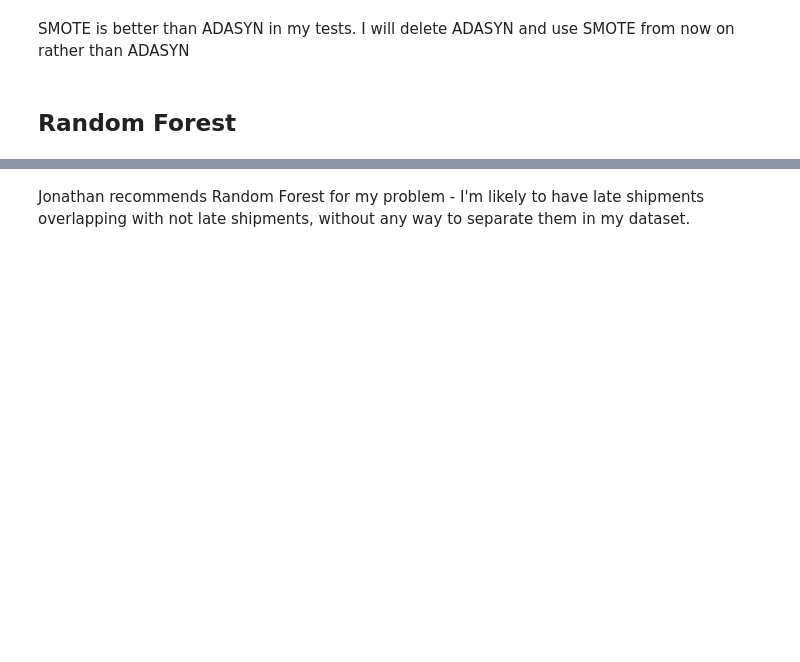
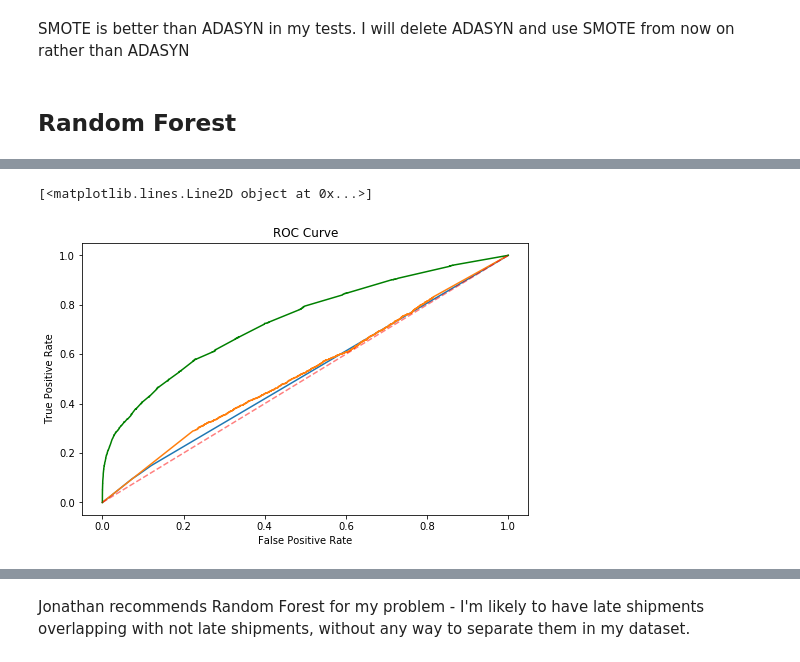
Before and after one commit to Alexandre987/Late_Shipment_Prediction_Olist, a Jupyter notebook: Project_03_Modeling.ipynb, the cells around one changed output, grey strips where cells are left out. Saved outputs shown, nothing was run; the diff lists cells and outputs as text; code cells hidden in the pictures; blank space fills up the shorter version.

```diff
--- a/Project_03_Modeling.ipynb
+++ b/Project_03_Modeling.ipynb
@@ -321,0 +323,22 @@ rf_best.best_estimator_.predict(x_test).shape
+# %%
+# Graphing a ROC curve for all my plots
+
+# Set the data for my plots
+logit_fpr, logit_tpr, _ = roc_curve(y_test, logistic_model.predict_proba(x_test)[:,1])
+knn_fpr, knn_tpr, _ = roc_curve(y_test, knn_smote_best.predict_proba(x_test)[:,1])
+rf_fpr, rf_tpr, _ = roc_curve(y_test, rf_best.predict_proba(x_test)[:,1])
+
+
+# Plot the ROC
+fig, ax = plt.subplots(figsize = (8,5))
+
+plt.title('ROC Curve')
+plt.xlabel('False Positive Rate')
+plt.ylabel('True Positive Rate')
+plt.plot(knn_fpr, knn_tpr)
+plt.plot(logit_fpr, logit_tpr)
+plt.plot(rf_fpr, rf_tpr, 'g')
+plt.plot([0, 1], 'r--', alpha = 0.5) # y = x line
+# %% [output]
+[<matplotlib.lines.Line2D object at 0x...>]
+[figure, added]
```
Also changed, not shown: parts of 44 cells of this notebook, 8 other files.
